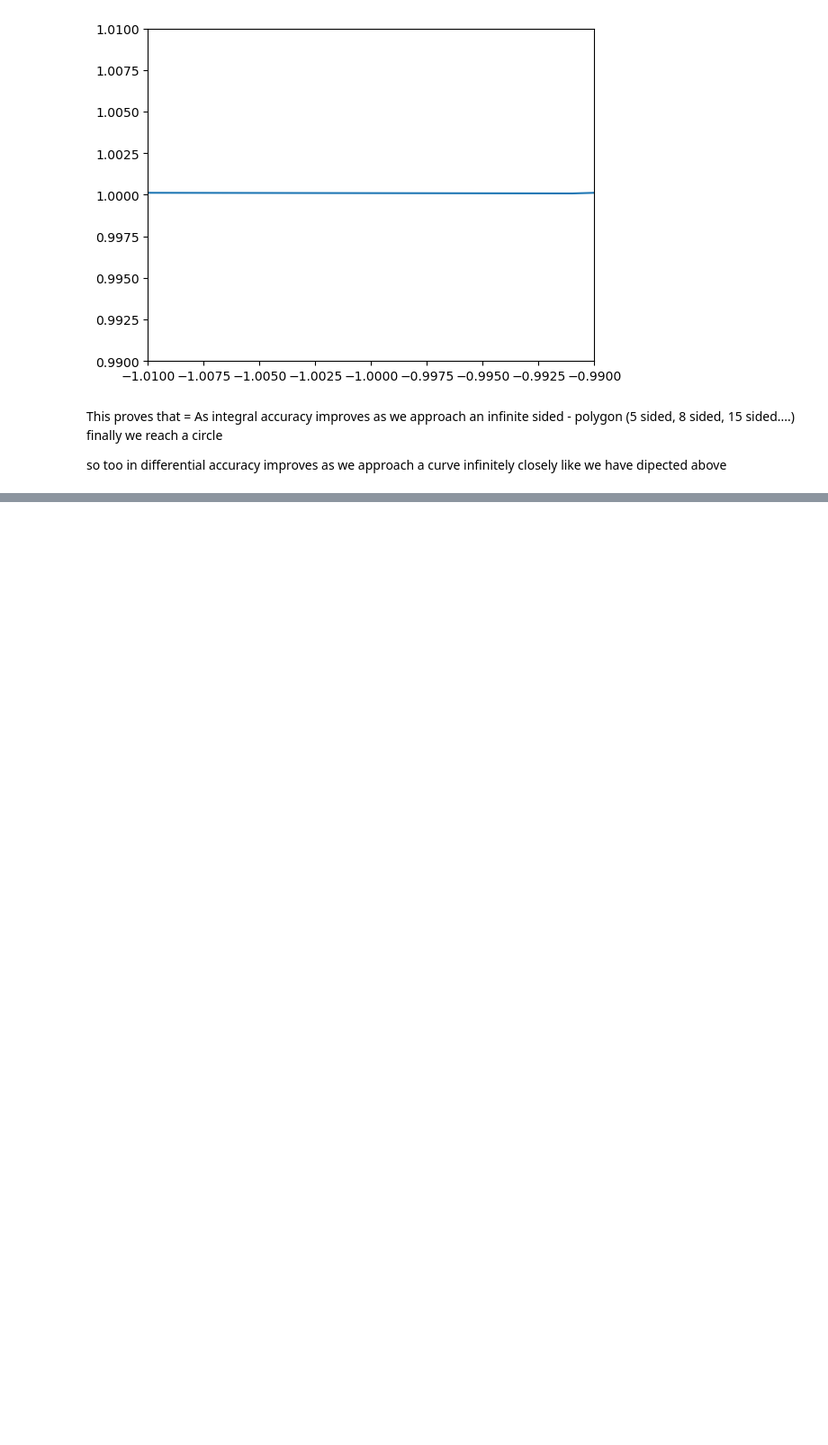
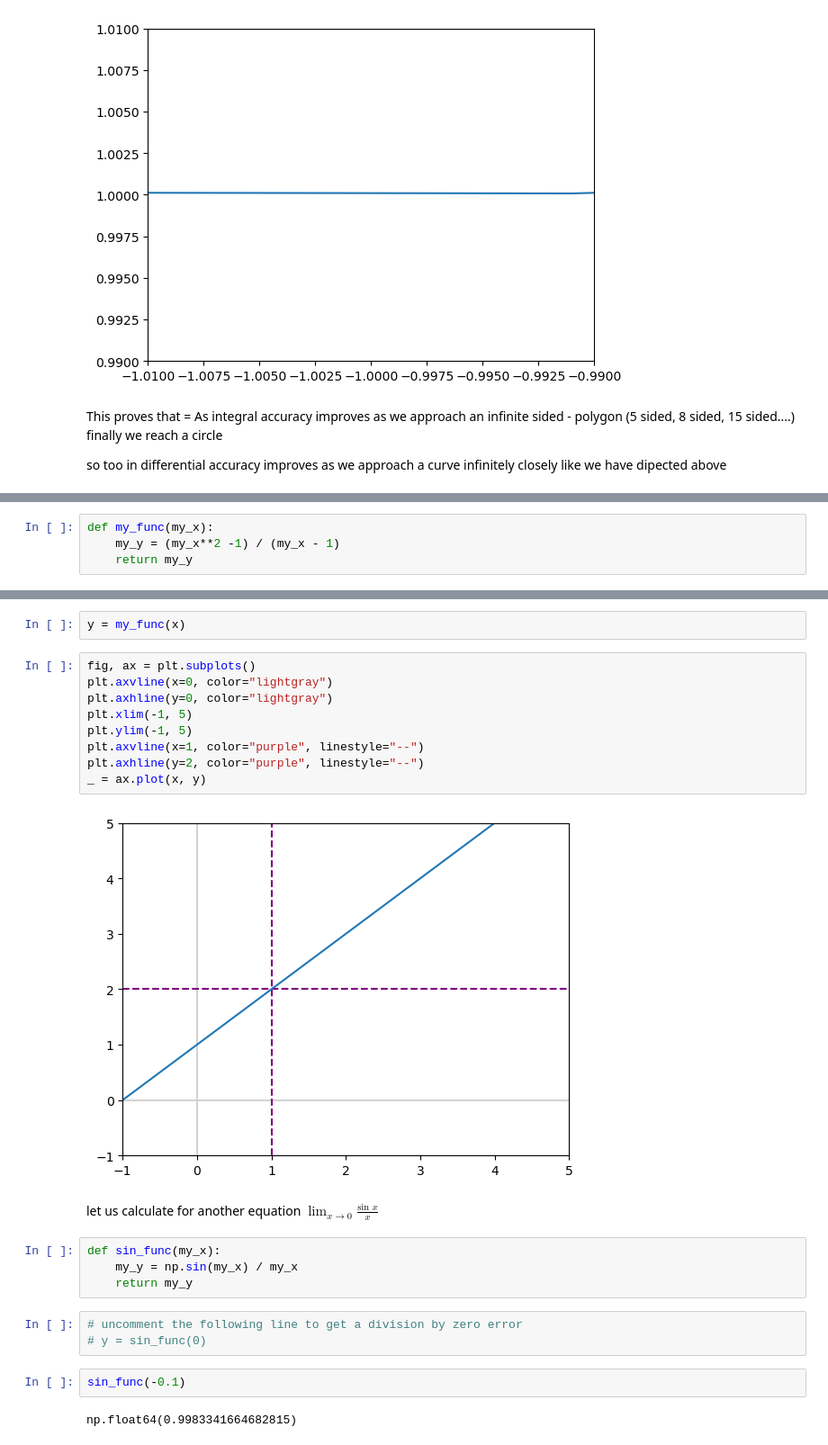
Before and after one commit to sjagadee/math_for_ai_ml, a Jupyter notebook: 3-Calculus-I/1-limits.ipynb, the cells around one changed output, grey strips where cells are left out. Shown at 90% size. Cells and saved outputs as stored; diff of their text form; blank space fills up the shorter version.

```diff
--- a/3-Calculus-I/1-limits.ipynb
+++ b/3-Calculus-I/1-limits.ipynb
@@ -54,0 +73,4 @@ so too in differential accuracy improves as we approach a curve infinitely close
+# %%
+def my_func(my_x):
+    my_y = (my_x**2 -1) / (my_x - 1)
+    return my_y
@@ -54,0 +101,27 @@ so too in differential accuracy improves as we approach a curve infinitely close
+# %%
+y = my_func(x)
+# %%
+fig, ax = plt.subplots()
+plt.axvline(x=0, color="lightgray")
+plt.axhline(y=0, color="lightgray")
+plt.xlim(-1, 5)
+plt.ylim(-1, 5)
+plt.axvline(x=1, color="purple", linestyle="--")
+plt.axhline(y=2, color="purple", linestyle="--")
+_ = ax.plot(x, y)
+# %% [output]
+[figure, added]
+# %% [markdown]
+let us calculate for another equation
+$\lim_{x \to 0} \frac{\text{sin } x}{x}$
+# %%
+def sin_func(my_x):
+    my_y = np.sin(my_x) / my_x
+    return my_y
+# %%
+# uncomment the following line to get a division by zero error
+# y = sin_func(0)
+# %%
+sin_func(-0.1)
+# %% [output]
+np.float64(0.9983341664682815)
```
Also changed, not shown: parts of 22 cells of this notebook.
